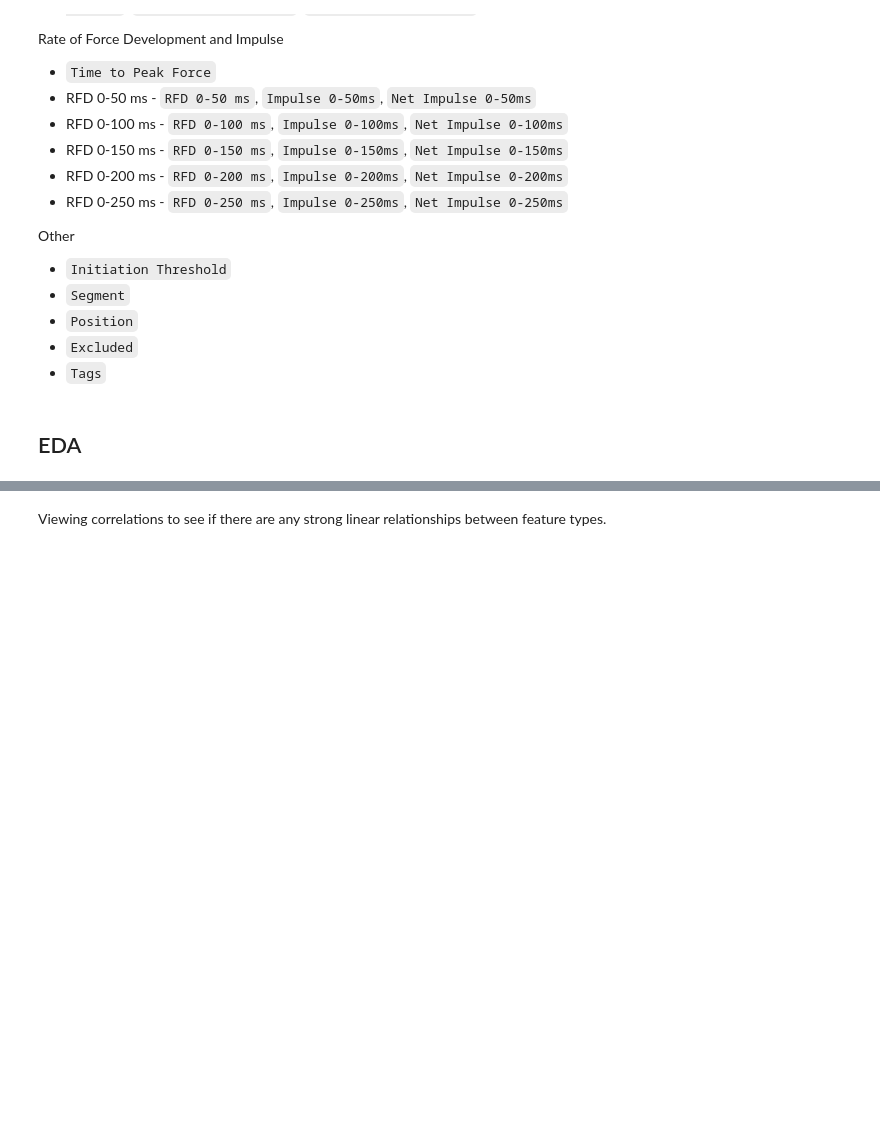
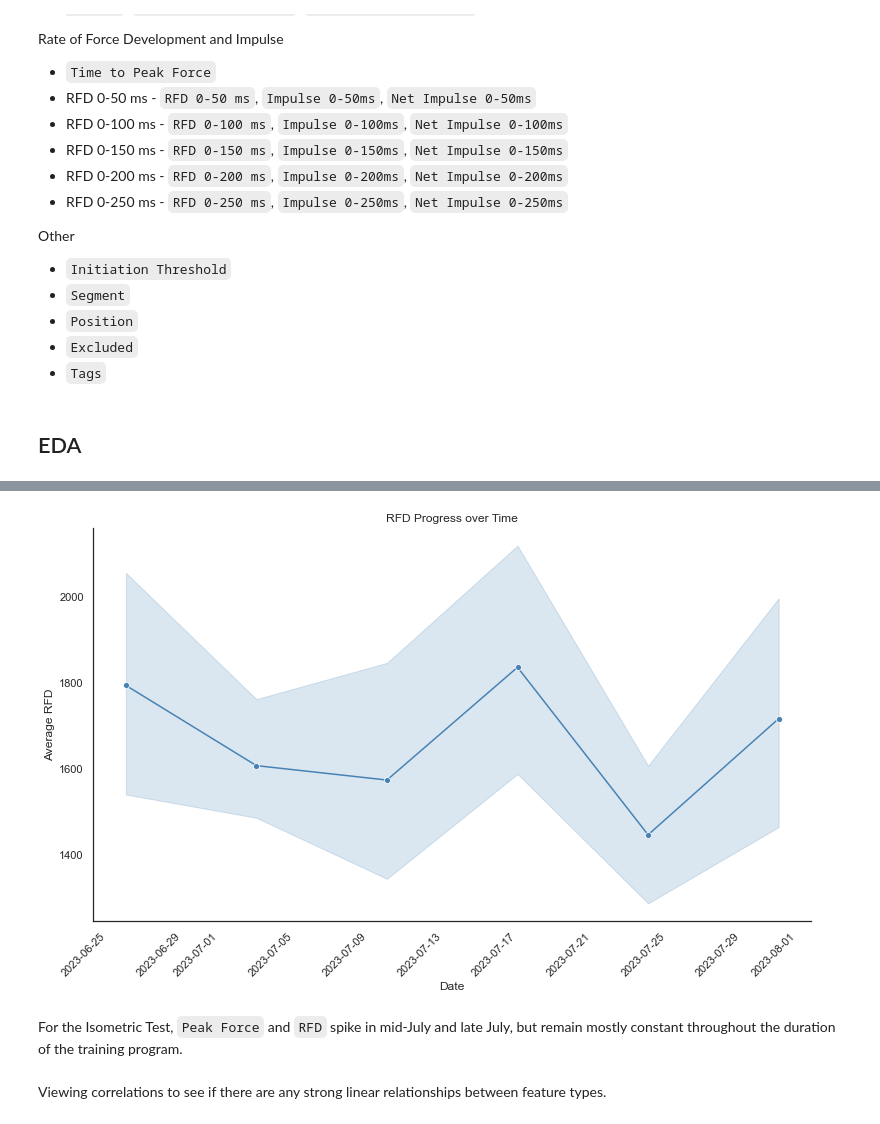
Before and after one commit to mithilguru/Illinois-Strength-Trends, a Jupyter notebook: StrengthTesting-July-2023.ipynb, the cells around one changed output, grey strips where cells are left out. Cells and saved outputs as stored; diff of their text form; code cells hidden in the pictures; blank space fills up the shorter version.

```diff
--- a/StrengthTesting-July-2023.ipynb
+++ b/StrengthTesting-July-2023.ipynb
@@ -180,3 +248,25 @@ Other
+# %%
+# RFD visual
+ISO['Average RFD'] = ISO['Peak Force'] / ISO['Time to Peak Force']
+
+sns.set(style = "white")
+plt.figure(figsize = (11, 7))
+
+ax = sns.lineplot(x = 'Date', y = 'Average RFD', data = ISO, marker = 'o', color = "steelblue" )
+
+sns.despine()
+
+plt.xlabel('Date')
+plt.ylabel('Average RFD')
+plt.title('RFD Progress over Time')
+plt.xticks(rotation = 45, ha = 'right')
+
+plt.tight_layout()
+plt.show()
+# %% [output]
+[figure, added]
+# %% [markdown]
+For the Isometric Test, `Peak Force` and `RFD` spike in mid-July and late July, but remain mostly constant throughout the duration of the training program.
 # %% [markdown]
 Viewing correlations to see if there are any strong linear relationships between feature types.
 # %%
```
Also changed, not shown: parts of 20 cells of this notebook.
